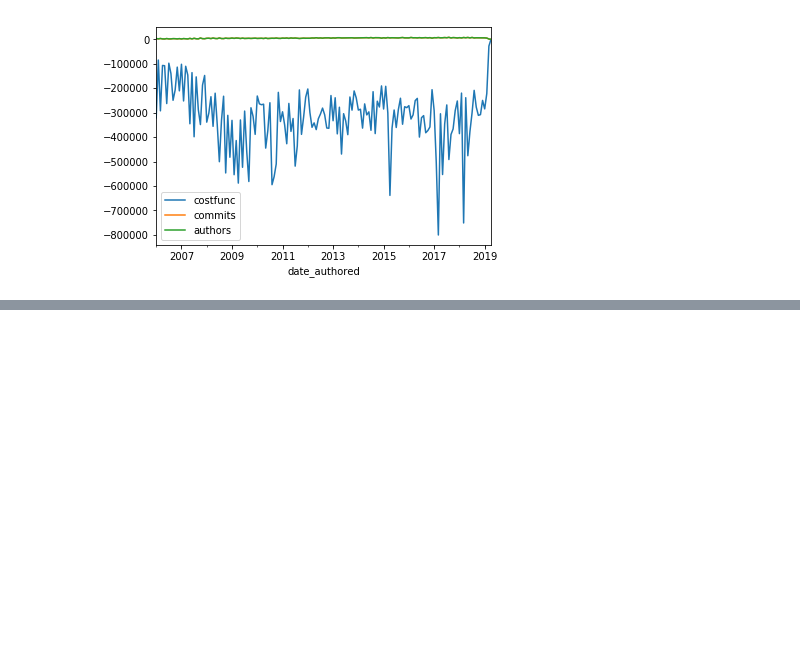
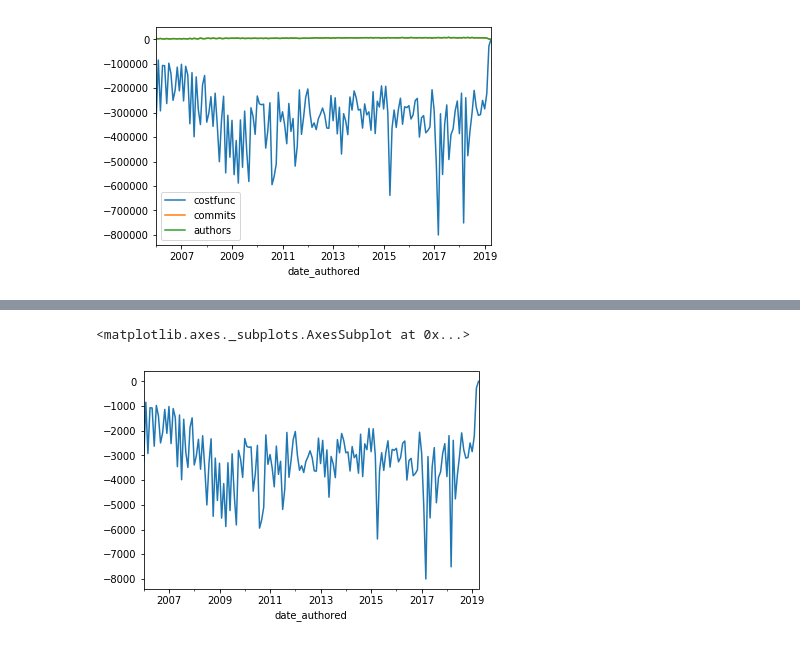
Before and after one commit to tbonza/EDS19, a Jupyter notebook: project/prototype.ipynb, the cells around one changed output, grey strips where cells are left out. Drawn from its saved outputs; the diff is of its cells as text; code cells hidden in the pictures; blank space fills up the shorter version.

```diff
--- a/project/prototype.ipynb
+++ b/project/prototype.ipynb
@@ -421,0 +432,5 @@ plt.show()
+# %%
+(data[(data.index >= '2006-01') & (data.index < '2020-01')].costfunc / 100).plot()
+# %% [output]
+<matplotlib.axes._subplots.AxesSubplot at 0x...>
+[figure, added]
```
Also changed, not shown: parts of 4 cells of this notebook.
